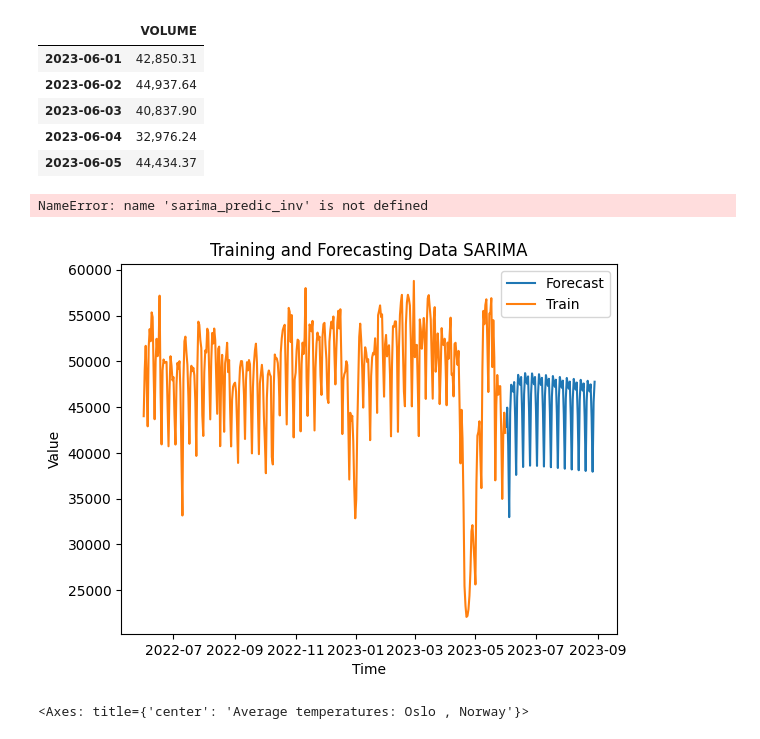
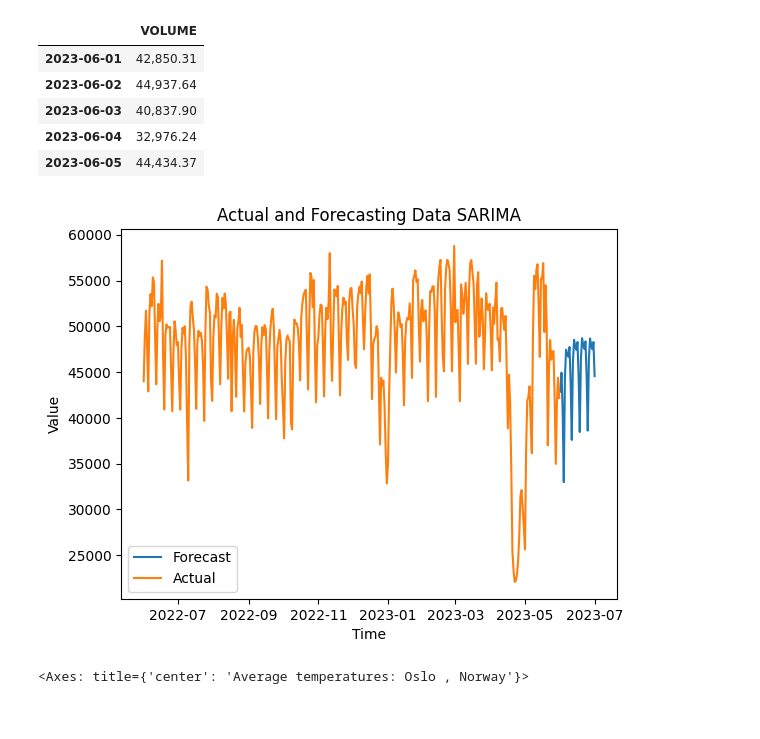
Before and after one commit to RizkiRiyadi/ForecastGasDemandKarawang, a Jupyter notebook: ForecastTest.ipynb, the cells around one changed output. Drawn from its saved outputs; the diff is of its cells as text; code cells hidden in the pictures.

```diff
--- a/ForecastTest.ipynb
+++ b/ForecastTest.ipynb
@@ -983,9 +985,9 @@ Mean Squared Error (MSE): 125398911.05102764
 # %% [markdown]
 Forecast
 # %%
-sarima_predic = sarima4.predict(n_periods=30)
-sarima_predic = pd.DataFrame(sarima_predic)
-sarima_predic
+sarima_predic_actual = sarima4.predict(n_periods=31)
+sarima_predic_actual = pd.DataFrame(sarima_predic)
+sarima_predic_actual
 # %% [output]
 |  | 0 |
 | 2023-06-01 | 8,118,421,991,272,525,824.00 |
@@ -1026,21 +1051,17 @@ sarima_predic_inv.head()
 | 2023-06-05 | 44,434.37 |
 # %%
 sarima_predic_inv.to_csv('Hasil_forecast_sarima.csv', index=True)
-# %%
-sarima_predic_inv
-# %% [output]
-NameError: name 'sarima_predic_inv' is not defined
 # %%
 # Plotting the train and test data
 plt.plot(sarima_predic_inv.index, sarima_predic_inv, label='Forecast')
-plt.plot(df.index, df, label='Train')
+plt.plot(df.index, df, label='Actual')
 plt.legend()
 plt.xlabel('Time')
 plt.ylabel('Value')
-plt.title('Training and Forecasting Data SARIMA')
+plt.title('Actual and Forecasting Data SARIMA')
 plt.show()
 # %% [output]
-[figure, old version]
+[figure, new version]
 # %%
 import july
 from july.utils import date_range
```
Also changed, not shown: parts of 6 cells of this notebook, 4 other files.
